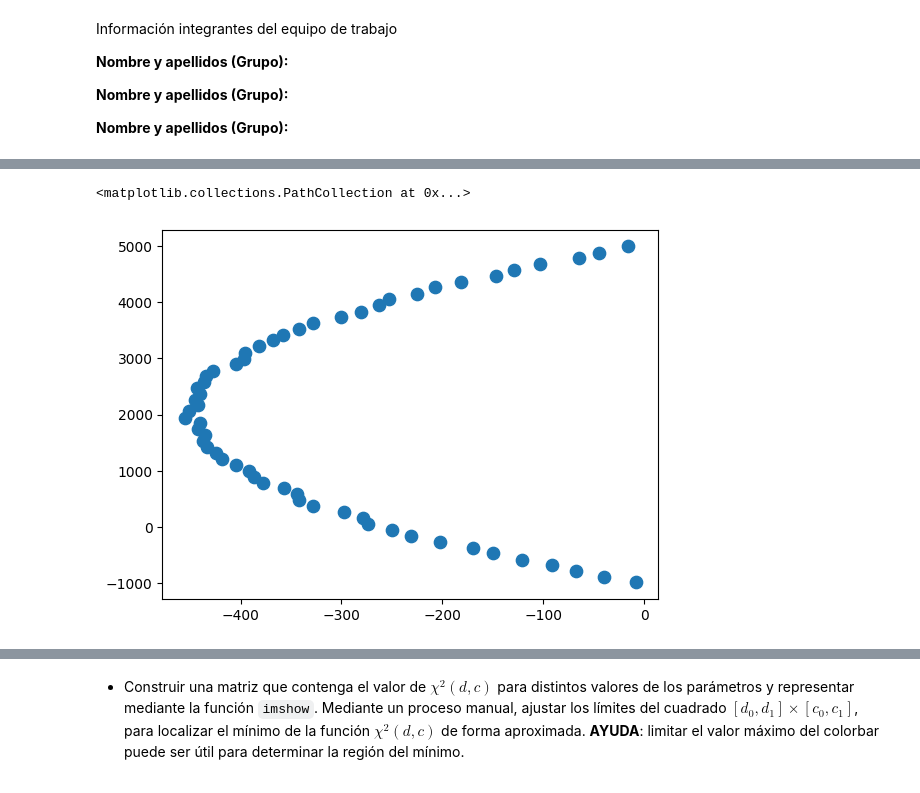
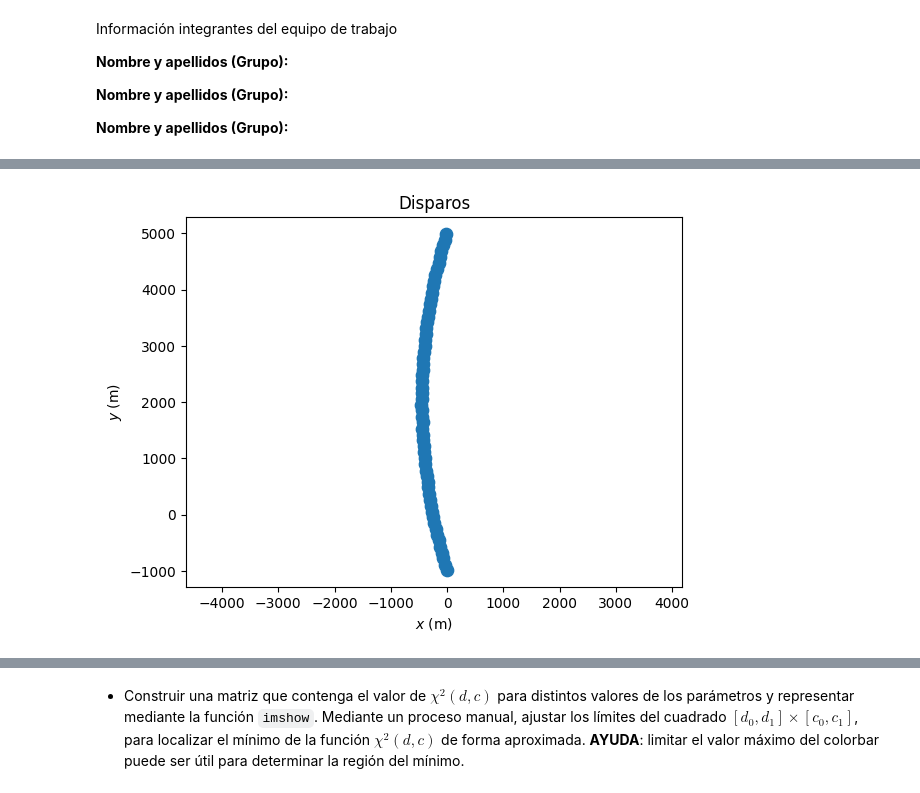
Before and after one commit to guillediaaazz/fiscomp-practices, a Jupyter notebook: war-problem-enunciados.ipynb, the cells around one changed output, grey strips where cells are left out. Drawn from its saved outputs; the diff is of its cells as text; code cells hidden in the pictures.

```diff
--- a/war-problem-enunciados.ipynb
+++ b/war-problem-enunciados.ipynb
@@ -69,9 +71,16 @@ def createchiMatrix(shotsX,shotsY,d0,d1,c0,c1,N):
     return chiMatrix
 # %%
 shots = loadtxt("shots.txt")
-shotsX = shots[:,0]
-shotsY = shots[:,1]
-scatter(shotsX,shotsY,pi*(diametro/2)**2)   #scatter toma el area para representar la anchura de los puntos
+shotsX = shots[:, 0]
+shotsY = shots[:, 1]
+scatter(shotsX, shotsY, pi*(diametro/2)**2) # scatter toma el area para representar la anchura de los puntos
+                                            # NOTE (MQ): no estoy seguro de esto, tienen pinta de ser demasiado grandes aquí
+
+# ajustar la presentación del plot
+axis('equal')
+xlabel('$x$ (m)')
+ylabel('$y$ (m)')
+title('Disparos')
+show()
 # %% [output]
-<matplotlib.collections.PathCollection at 0x...>
-[figure, old version]
+[figure, new version]
```
Also changed, not shown: parts of 4 cells of this notebook.
